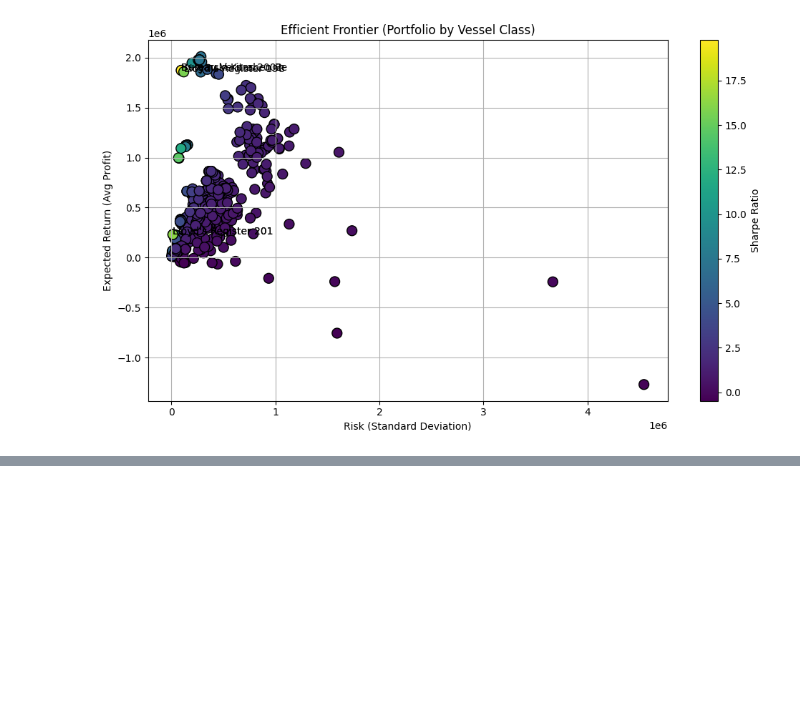
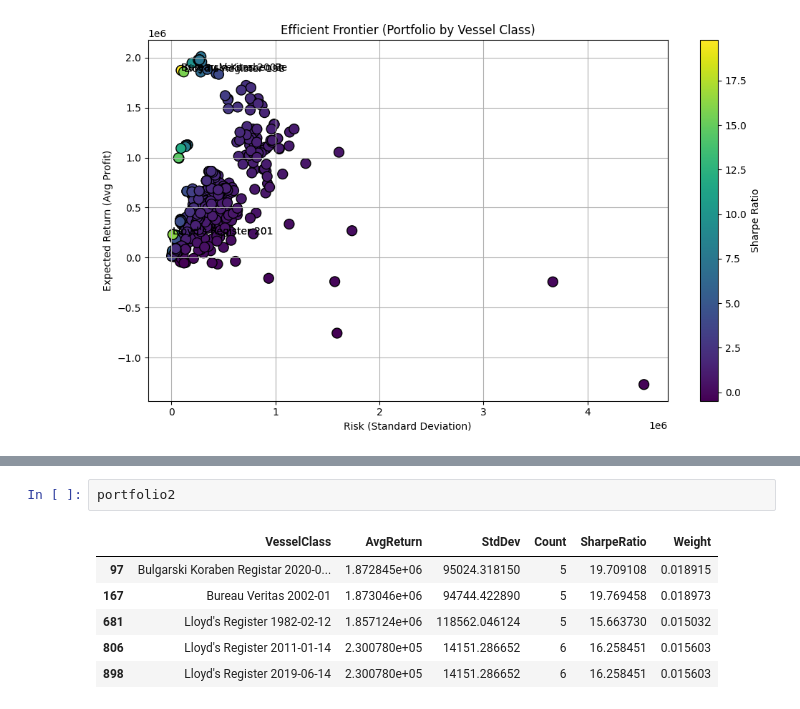
Before and after one commit to anshupandey/MSA-analytics, a Jupyter notebook: Lab6_Ocean_Hull_Portfolio_Analysis_Final.ipynb, the cells around one changed output, grey strips where cells are left out. Drawn from its saved outputs; the diff is of its cells as text; blank space fills up the shorter version.

```diff
--- a/Lab6_Ocean_Hull_Portfolio_Analysis_Final.ipynb
+++ b/Lab6_Ocean_Hull_Portfolio_Analysis_Final.ipynb
@@ -265,0 +315,9 @@ plt.show()
+# %%
+portfolio2
+# %% [output]
+|  | VesselClass | AvgReturn | StdDev | Count | SharpeRatio | Weight |
+| 97 | Bulgarski Koraben Registar 2020-0... | 1.872845e+06 | 95024.318150 | 5 | 19.709108 | 0.018915 |
+| 167 | Bureau Veritas 2002-01 | 1.873046e+06 | 94744.422890 | 5 | 19.769458 | 0.018973 |
+| 681 | Lloyd's Register 1982-02-12 | 1.857124e+06 | 118562.046124 | 5 | 15.663730 | 0.015032 |
+| 806 | Lloyd's Register 2011-01-14 | 2.300780e+05 | 14151.286652 | 6 | 16.258451 | 0.015603 |
+| 898 | Lloyd's Register 2019-06-14 | 2.300780e+05 | 14151.286652 | 6 | 16.258451 | 0.015603 |
```
Also changed, not shown: parts of 6 cells of this notebook.
